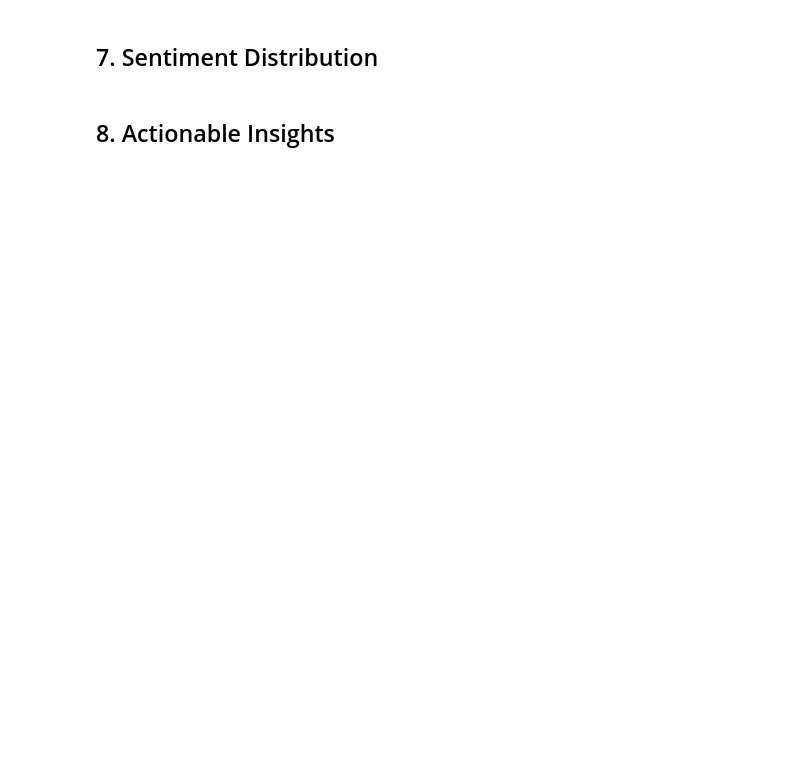
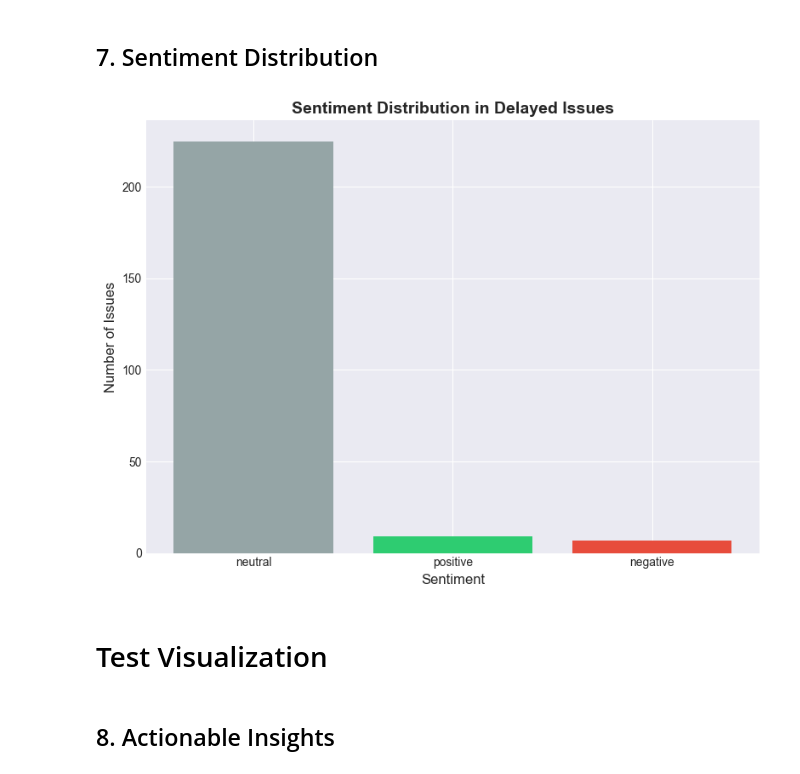
Before and after one commit to Andy-Nunez/jira-llm-thematic-analysis, a Jupyter notebook: notebooks/jira_delay_analysis.ipynb, the cells around one changed output. Saved outputs shown, nothing was run; the diff lists cells and outputs as text; code cells hidden in the pictures; blank space fills up the shorter version.

```diff
--- a/notebooks/jira_delay_analysis.ipynb
+++ b/notebooks/jira_delay_analysis.ipynb
@@ -43,7 +45,7 @@ print("✅ Environment setup complete")
 # %%
 # Load JIRA CSV data
 # Update the filename to match your actual JIRA export
-data_path = '../data/raw/jira_export.csv'
+data_path = 'C:\\Users\\Andy\\Desktop\\Text_Analysis\\data\\raw\\JiraComments_FromJql.csv'
 
 # Check if file exists
 if not os.path.exists(data_path):
@@ -98,0 +90,23 @@ delayed_issues.head()
+# %%
+# Convert date columns to datetime with timezone awareness
+# Adjust column names based on your actual JIRA export
+date_columns = ['Created', 'Updated']  # Resolved may not exist in this dataset
+
+for col in date_columns:
+    if col in df.columns:
+        # First convert to datetime, then localize timezone
+        df[col] = pd.to_datetime(df[col], errors='coerce', utc=False)
+        # Handle timezone-aware strings
+        # Only use .dt accessor if column is datetimelike to avoid AttributeError
+        if pd.api.types.is_datetime64_any_dtype(df[col]):
+            try:
+                if df[col].dt.tz is None:
+                    df[col] = df[col].dt.tz_localize('US/Eastern', ambiguous='NaT', nonexistent='NaT')
+            except Exception:
+                # If localization fails, just proceed with naive timezone
+                pass
+        print(f"✅ Converted {col} to datetime")
+    else:
+        print(f"⚠️ Column '{col}' not found")
+
+print("\nDate conversion complete")
@@ -99,11 +151,11 @@ delayed_issues.head()
 # %%
 # Extract comments from delayed issues
 # Adjust 'Comment' column name to match your data
-comment_column = 'Comment'  # Or 'Comments', 'Description', etc.
+comment_column = 'Body'
 
-if comment_column in delayed_issues.columns:
+if comment_column in df.columns:
     # Remove null comments
-    issues_with_comments = delayed_issues[delayed_issues[comment_column].notna()].copy()
+    issues_with_comments = df[df[comment_column].notna()].copy()
     print(f"✅ {len(issues_with_comments)} issues have comments")
 
     # Sample of comments
@@ -112,4 +164,4 @@ if comment_column in delayed_issues.columns:
         print(f"\n--- Issue {idx} ---")
         print(comment[:200] + "..." if len(str(comment)) > 200 else comment)
 else:
-    print(f"⚠️ Column '{comment_column}' not found. Available columns: {list(delayed_issues.columns)}")
+    print(f"⚠️ Column '{comment_column}' not found. Available columns: {list(df.columns)}")
@@ -170,18 +262,25 @@ print("✅ Saved visualization to reports/top_10_delay_themes.png")
 # %%
 # Analyze sentiment distribution
 if 'sentiment' in themes_df.columns:
     sentiment_counts = themes_df['sentiment'].value_counts()
 
     plt.figure(figsize=(8, 6))
     colors = {'negative': '#e74c3c', 'neutral': '#95a5a6', 'positive': '#2ecc71'}
-    sentiment_counts.plot(kind='bar', color=[colors.get(x, '#3498db') for x in sentiment_counts.index])
+    # Use matplotlib bar to avoid pandas.plot signature/type warnings
+    x_labels = [str(x) for x in sentiment_counts.index]
+    heights = np.asarray(sentiment_counts.values, dtype=float)
+    plt.bar(x_labels, heights, color=[colors.get(x, '#3498db') for x in sentiment_counts.index])
     plt.xlabel('Sentiment', fontsize=12)
     plt.ylabel('Number of Issues', fontsize=12)
     plt.title('Sentiment Distribution in Delayed Issues', fontsize=14, fontweight='bold')
     plt.xticks(rotation=0)
     plt.tight_layout()
     plt.savefig('../reports/sentiment_distribution.png', dpi=300, bbox_inches='tight')
     plt.show()
+# %% [output]
+[figure, added]
+# %% [markdown]
+# Test Visualization
 # %% [markdown]
 ## 8. Actionable Insights
 # %%
```
Also changed, not shown: parts of 44 cells of this notebook, 7 other files.
